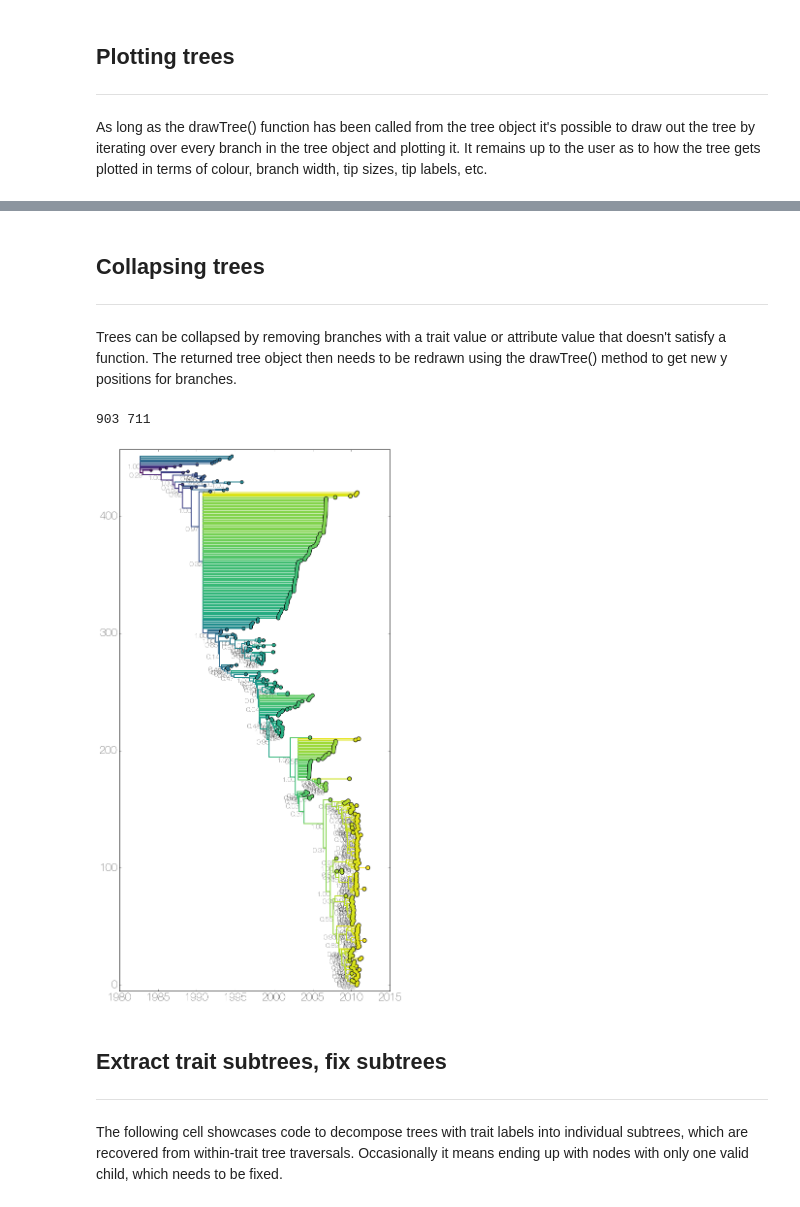
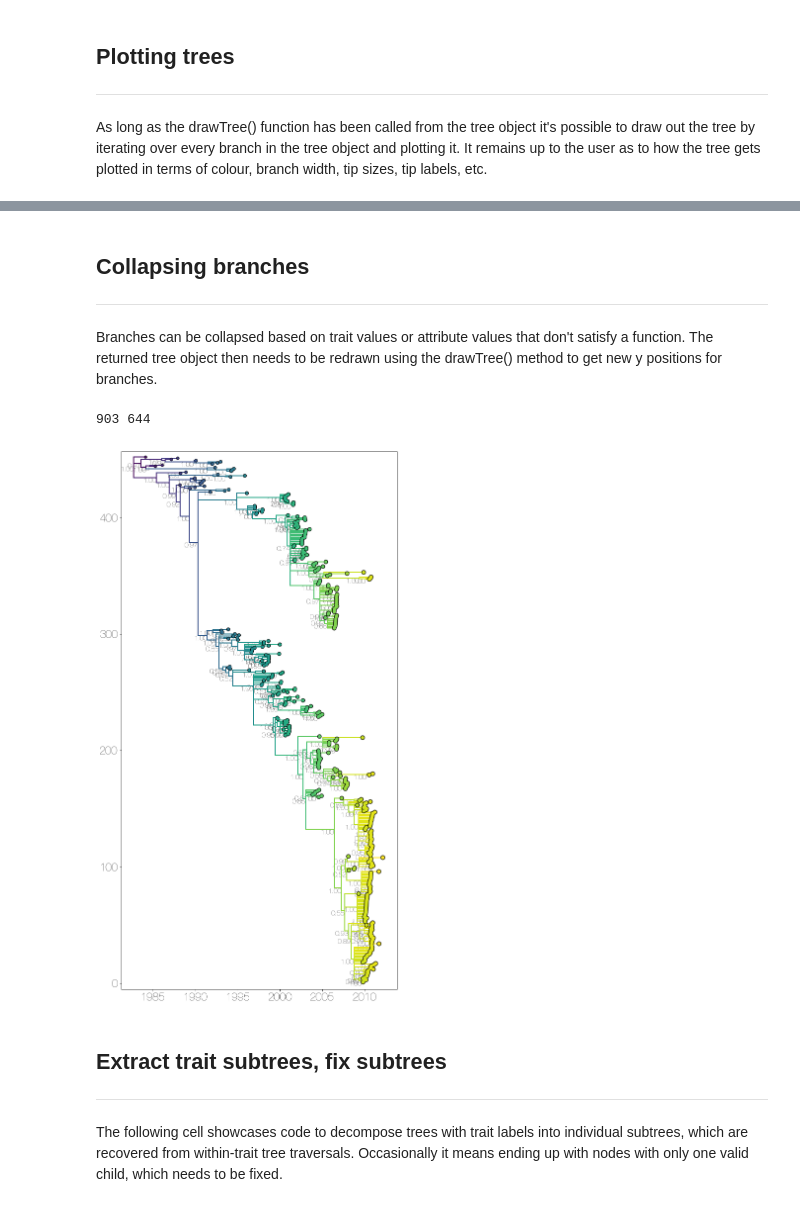
Before and after one commit to evogytis/baltic, a Jupyter notebook: austechia.ipynb, the cells around one changed output, grey strips where cells are left out. Saved outputs shown, nothing was run; the diff lists cells and outputs as text; code cells hidden in the pictures.

```diff
--- a/austechia.ipynb
+++ b/austechia.ipynb
@@ -29,3 +29,6 @@ import baltic as bt
+# %%
+import imp
+bt = imp.load_source('baltic', '/Users/evogytis/Documents/BLAB_baltic/baltic.py')
 # %% [markdown]
 ## Tree import
 -----------
@@ -213,7 +216,7 @@ plt.show()
 # %% [markdown]
-## Collapsing trees
+## Collapsing branches
 ------
-Trees can be collapsed by removing branches with a trait value or attribute value that doesn't satisfy a function. The returned tree object then needs to be redrawn using the drawTree() method to get new y positions for branches.
+Branches can be collapsed based on trait values or attribute values that don't satisfy a function. The returned tree object then needs to be redrawn using the drawTree() method to get new y positions for branches.
 # %%
 fig,ax = plt.subplots(figsize=(10,20),facecolor='w')
 
@@ -221,42 +224,42 @@ branchWidth=2 ## default branch width
 
 cmap=mpl.cm.viridis
 
-# cc=ll.collapseNodes('posterior',lambda x:x<=0.5) ## collapse branches below 0.5 posterior probability
-cc=ll.collapseNodes('index',lambda x:x>1000000) ## collapse branches whose index in tree string are above 1 million
+cc=ll.collapseBranches('posterior',lambda x:x<=0.5) ## collapse branches below 0.5 posterior probability
+# cc=ll.collapseBranches('index',lambda x:x>1000000) ## collapse branches whose index in tree string are above 1 million
 cc.sortBranches() ## sort branches, also redraws tree
 
 print len(ll.Objects),len(cc.Objects) ## check how many branches were collapsed
 
 for k in cc.Objects: ## iterate over objects in tree
 #     x=k.x ## or from x position determined earlier
     x=k.absoluteTime ## absolute time on the x, rather than height
     y=k.y ## get y position from .drawTree that was run earlier, but could be anything else
 
 #     xp=k.parent.x ## get x position of current object's parent
     xp=k.parent.absoluteTime ## get x position of current object's parent
     if x==None: ## matplotlib won't plot Nones, like root
         x=0.0
     if xp==None:
         xp=x
 
     c=cmap(k.height/ll.treeHeight) ## or be a function of something else
     if isinstance(k,bt.leaf) or k.branchType=='leaf': ## if leaf...
         s=50 ## tip size can be fixed
         s=20+30*k.height/ll.treeHeight
 
         ax.scatter(x,y,s=s,facecolor=c,edgecolor='none',zorder=11) ## plot circle for every tip
         ax.scatter(x,y,s=s+0.8*s,facecolor='k',edgecolor='none',zorder=10) ## plot black circle underneath
     elif isinstance(k,bt.node) or k.branchType=='node': ## if node...
         ax.plot([x,x],[k.children[-1].y,k.children[0].y],lw=branchWidth,color=c,ls='-',zorder=9) ## plot vertical bar
         ax.text(x,y,'%.2f'%(k.traits['posterior']),va='top',ha='right',size=14) ## plot posterior values at each node
 
     ax.plot([xp,x],[y,y],lw=branchWidth,color=c,ls='-',zorder=9) ## plot actual branch (horizontal)
 
-ax.set_ylim(-5,len(cc.leaves)+5)
+ax.set_ylim(-5,cc.ySpan+5)
 plt.show()
 # %% [output]
-903 711
+903 644
-[figure, old version]
+[figure, new version]
 # %% [markdown]
 ## Extract trait subtrees, fix subtrees
 -------
```
Also changed, not shown: parts of 24 cells of this notebook, 1 other file.
